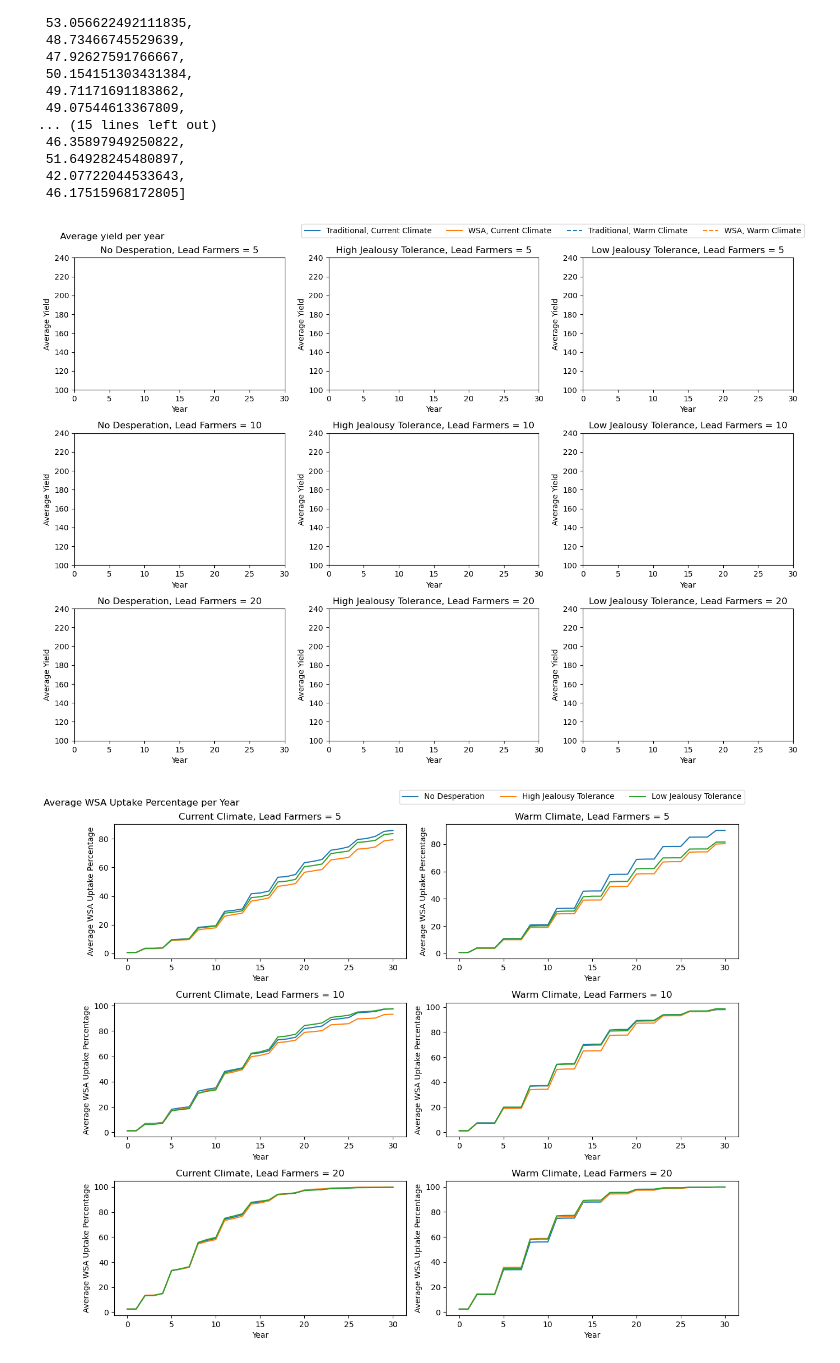
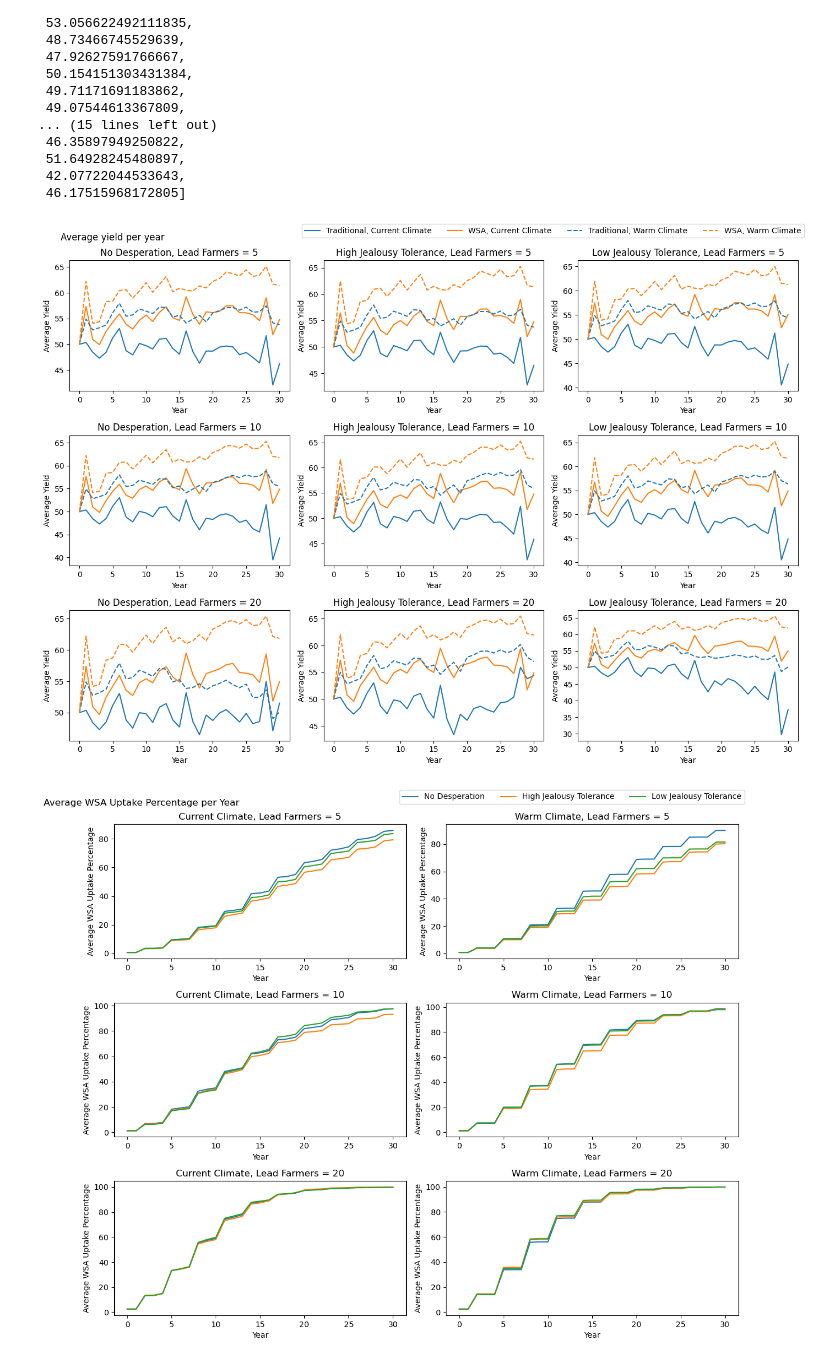
Before and after one commit to WylieMabel/TreesAndThat, a Jupyter notebook: Model Output/data_analysis_3.ipynb, the cells around one changed output. Drawn from its saved outputs; the diff is of its cells as text; code cells hidden in the pictures.

```diff
--- a/Model Output/data_analysis_3.ipynb
+++ b/Model Output/data_analysis_3.ipynb
@@ -460,36 +460,36 @@ axs[1, 1].plot(get_wsa_groups(df_10_hj_w).get_group(0.0).tolist(), color='C0', l
 axs[1, 1].plot(get_wsa_groups(df_10_hj_w).get_group(1.0).tolist(), color='C1', linestyle = 'dashed')
 axs[1, 1].set_title("High Jealousy Tolerance, Lead Farmers = 10")
 axs[1, 2].plot(get_wsa_groups(df_10_lj_c).get_group(0.0).tolist(), color='C0')
 axs[1, 2].plot(get_wsa_groups(df_10_lj_c).get_group(1.0).tolist(), color='C1')
 axs[1, 2].plot(get_wsa_groups(df_10_lj_w).get_group(0.0).tolist(), color='C0', linestyle = 'dashed')
 axs[1, 2].plot(get_wsa_groups(df_10_lj_w).get_group(1.0).tolist(), color='C1', linestyle = 'dashed')
 axs[1, 2].set_title("Low Jealousy Tolerance, Lead Farmers = 10")
 axs[2, 0].plot(get_wsa_groups(df_20_no_c).get_group(0.0).tolist(), color='C0')
 axs[2, 0].plot(get_wsa_groups(df_20_no_c).get_group(1.0).tolist(), color='C1')
 axs[2, 0].plot(get_wsa_groups(df_20_no_w).get_group(0.0).tolist(), color='C0', linestyle = 'dashed')
 axs[2, 0].plot(get_wsa_groups(df_20_no_w).get_group(1.0).tolist(), color='C1', linestyle = 'dashed')
 axs[2, 0].set_title("No Desperation, Lead Farmers = 20")
 axs[2, 1].plot(get_wsa_groups(df_20_hj_c).get_group(0.0).tolist(), color='C0')
 axs[2, 1].plot(get_wsa_groups(df_20_hj_c).get_group(1.0).tolist(), color='C1')
 axs[2, 1].plot(get_wsa_groups(df_20_hj_w).get_group(0.0).tolist(), color='C0', linestyle = 'dashed')
 axs[2, 1].plot(get_wsa_groups(df_20_hj_w).get_group(1.0).tolist(), color='C1', linestyle = 'dashed')
 axs[2, 1].set_title("High Jealousy Tolerance, Lead Farmers = 20")
 axs[2, 2].plot(get_wsa_groups(df_20_lj_c).get_group(0.0).tolist(), color='C0')
 axs[2, 2].plot(get_wsa_groups(df_20_lj_c).get_group(1.0).tolist(), color='C1')
 axs[2, 2].plot(get_wsa_groups(df_20_lj_w).get_group(0.0).tolist(), color='C0', linestyle = 'dashed')
 axs[2, 2].plot(get_wsa_groups(df_20_lj_w).get_group(1.0).tolist(), color='C1', linestyle = 'dashed')
 axs[2, 2].set_title("Low Jealousy Tolerance, Lead Farmers = 20")
 for i in range(3):
     for ii in range(3):
         axs[i, ii].set_xlabel('Year')
         axs[i, ii].set_ylabel('Average Yield')
-        axs[i, ii].set_xlim([0, 30])
-        axs[i, ii].set_ylim([100, 240])
+        #axs[i, ii].set_xlim([0, 30])
+        #axs[i, ii].set_ylim([100, 240])
 fig.legend(ncol=4)
 fig.tight_layout()
 # plt.show()
 # %% [output]
-[figure, old version]
+[figure, new version]
 # %%
 fig, axs = plt.subplots(3, 2, figsize=(12, 10))
 fig.suptitle("Average WSA Uptake Percentage per Year", x=0.1)
```
Also changed, not shown: parts of 22 cells of this notebook, 17 other files.
